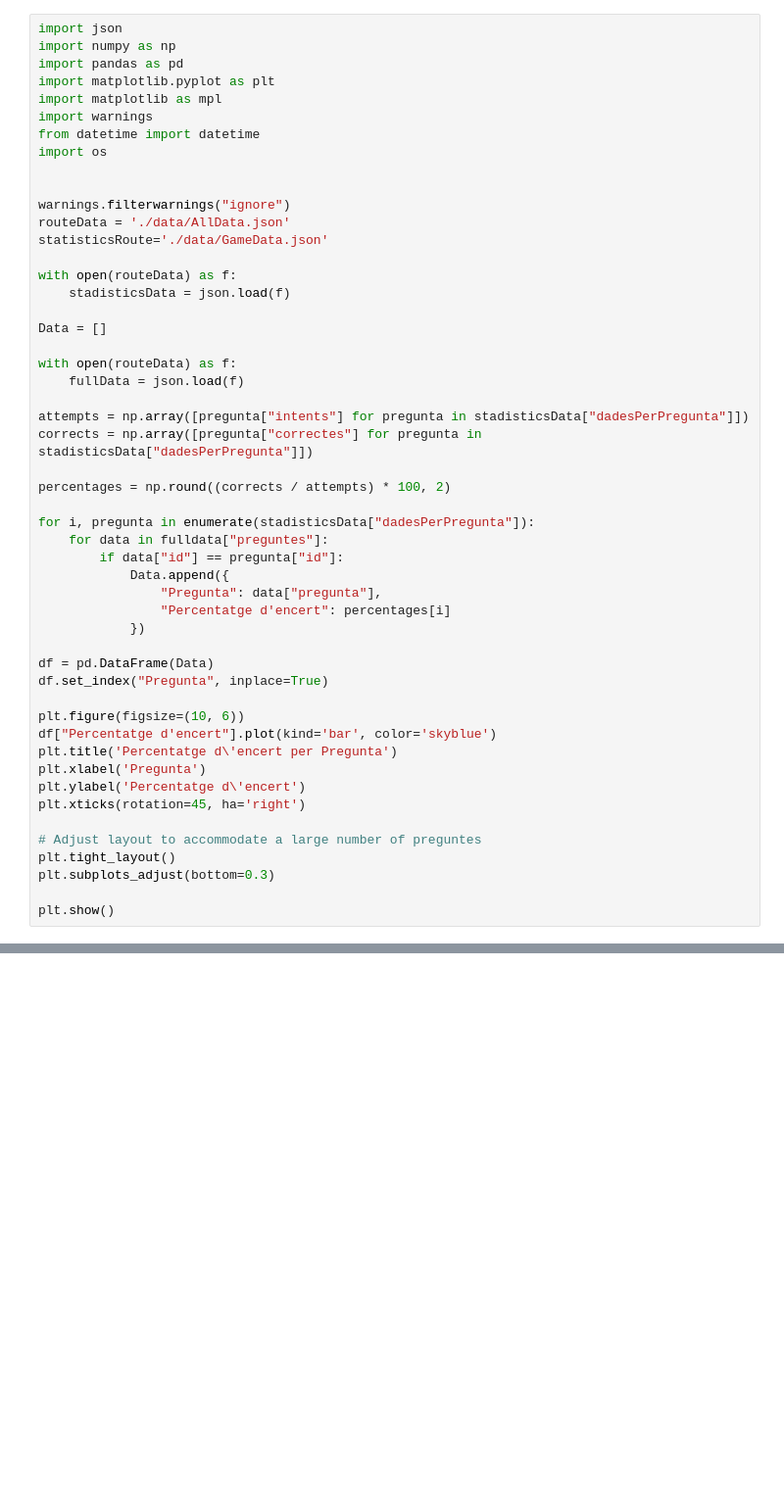
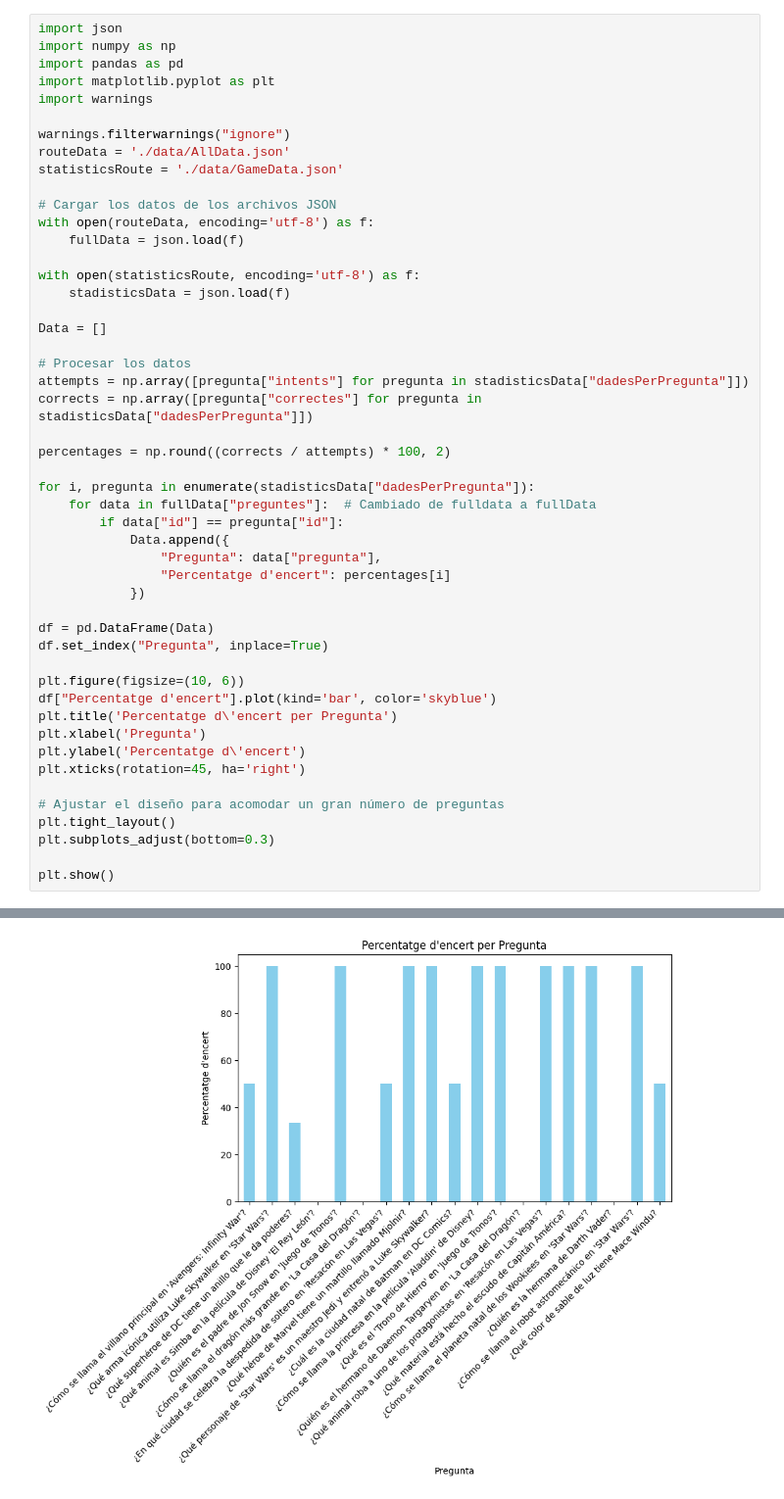
Before and after one commit to inspedralbes/tr0-dam-2024-25-SaraMartinez21, a Jupyter notebook: back/python/preguntes.ipynb, the cells around one changed output, grey strips where cells are left out. Shown: that part at 98% size. Saved outputs shown, nothing was run; the diff lists cells and outputs as text; blank space fills up the shorter version.

```diff
--- a/back/python/preguntes.ipynb
+++ b/back/python/preguntes.ipynb
@@ -3,31 +3,29 @@ import json
 import numpy as np
 import pandas as pd
 import matplotlib.pyplot as plt
-import matplotlib as mpl
 import warnings
-from datetime import datetime
-import os
-
 
 warnings.filterwarnings("ignore")
 routeData = './data/AllData.json'
-statisticsRoute='./data/GameData.json'
+statisticsRoute = './data/GameData.json'
 
-with open(routeData) as f:
+# Cargar los datos de los archivos JSON
+with open(routeData, encoding='utf-8') as f:
+    fullData = json.load(f)
+
+with open(statisticsRoute, encoding='utf-8') as f:
     stadisticsData = json.load(f)
 
 Data = []
 
-with open(routeData) as f:
-    fullData = json.load(f)
-
+# Procesar los datos
 attempts = np.array([pregunta["intents"] for pregunta in stadisticsData["dadesPerPregunta"]])
 corrects = np.array([pregunta["correctes"] for pregunta in stadisticsData["dadesPerPregunta"]])
 
 percentages = np.round((corrects / attempts) * 100, 2)
 
 for i, pregunta in enumerate(stadisticsData["dadesPerPregunta"]):
-    for data in fulldata["preguntes"]:
+    for data in fullData["preguntes"]:  # Cambiado de fulldata a fullData
         if data["id"] == pregunta["id"]:
             Data.append({
                 "Pregunta": data["pregunta"],
@@ -44,7 +42,7 @@ plt.xlabel('Pregunta')
 plt.ylabel('Percentatge d\'encert')
 plt.xticks(rotation=45, ha='right')
 
-# Adjust layout to accommodate a large number of preguntes
+# Ajustar el diseño para acomodar un gran número de preguntas
 plt.tight_layout()
 plt.subplots_adjust(bottom=0.3)
 
@@ -53,0 +51 @@ UnicodeDecodeError: 'charmap' codec can't decode byte 0x81 in position 2251: cha
+[figure, added]
```
Also changed, not shown: parts of 1 cell of this notebook, 2 other files.
